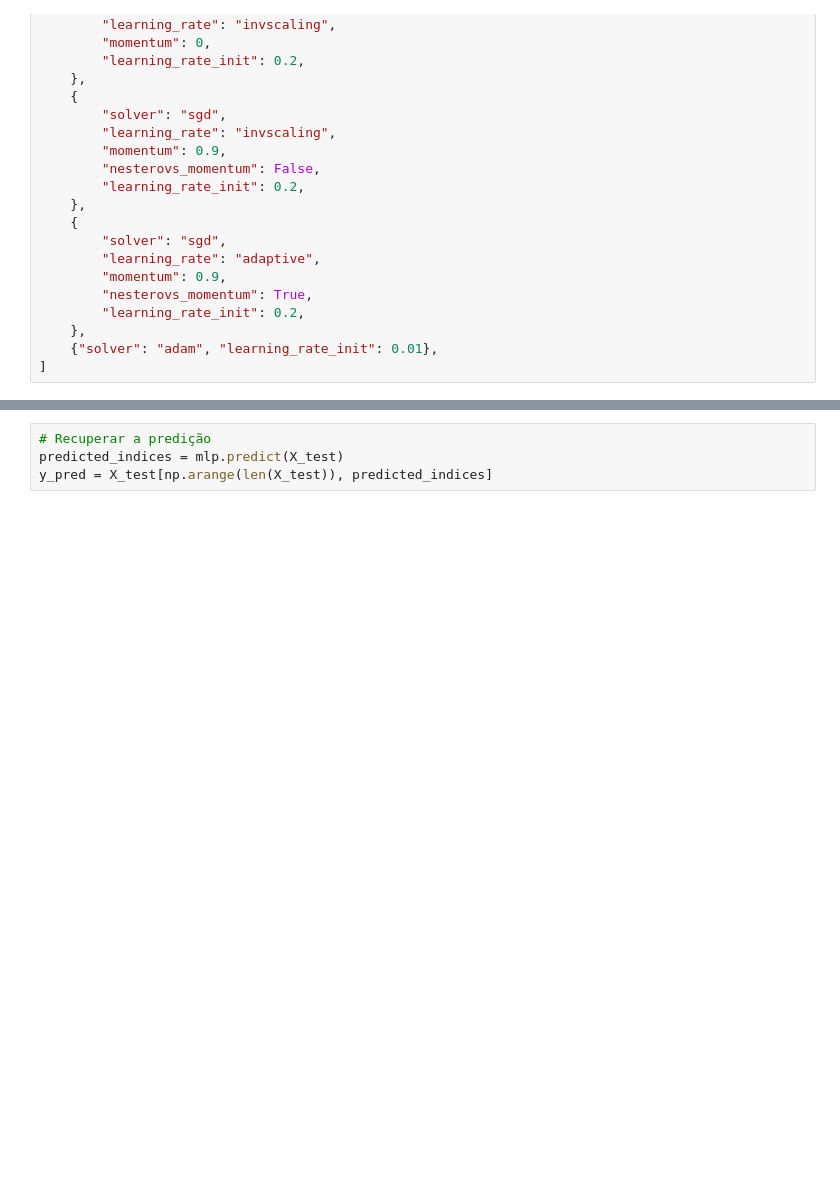
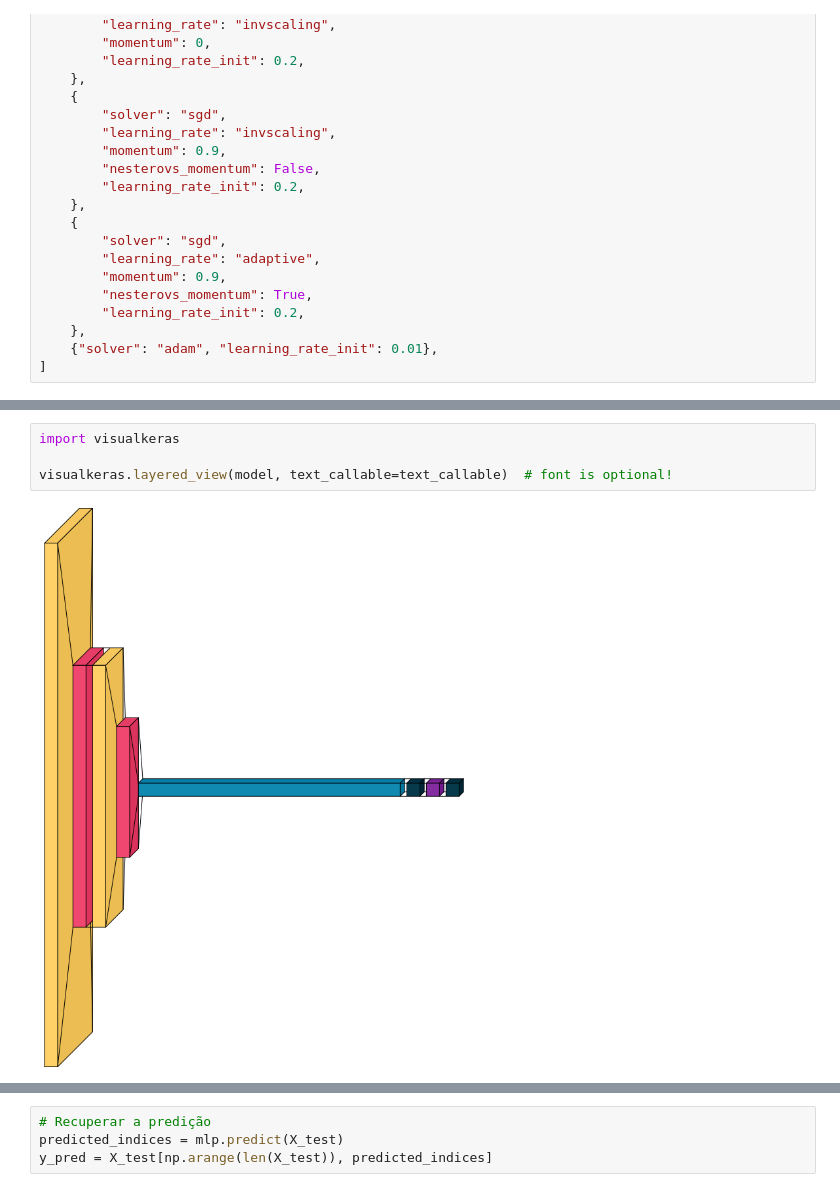
Before and after one commit to joaoBernardinoo/avoid-obstacle-collision, a Jupyter notebook: MLP.ipynb, the cells around one changed output, grey strips where cells are left out. Cells and saved outputs as stored; diff of their text form; blank space fills up the shorter version.

```diff
--- a/MLP.ipynb
+++ b/MLP.ipynb
@@ -335,0 +413,6 @@ Validation score did not improve more than tol=0.000100 for 50 consecutive epoch
+# %%
+import visualkeras
+
+visualkeras.layered_view(model, text_callable=text_callable)  # font is optional!
+# %% [output]
+[figure, added]
```
Also changed, not shown: parts of 29 cells of this notebook, 27 other files.
